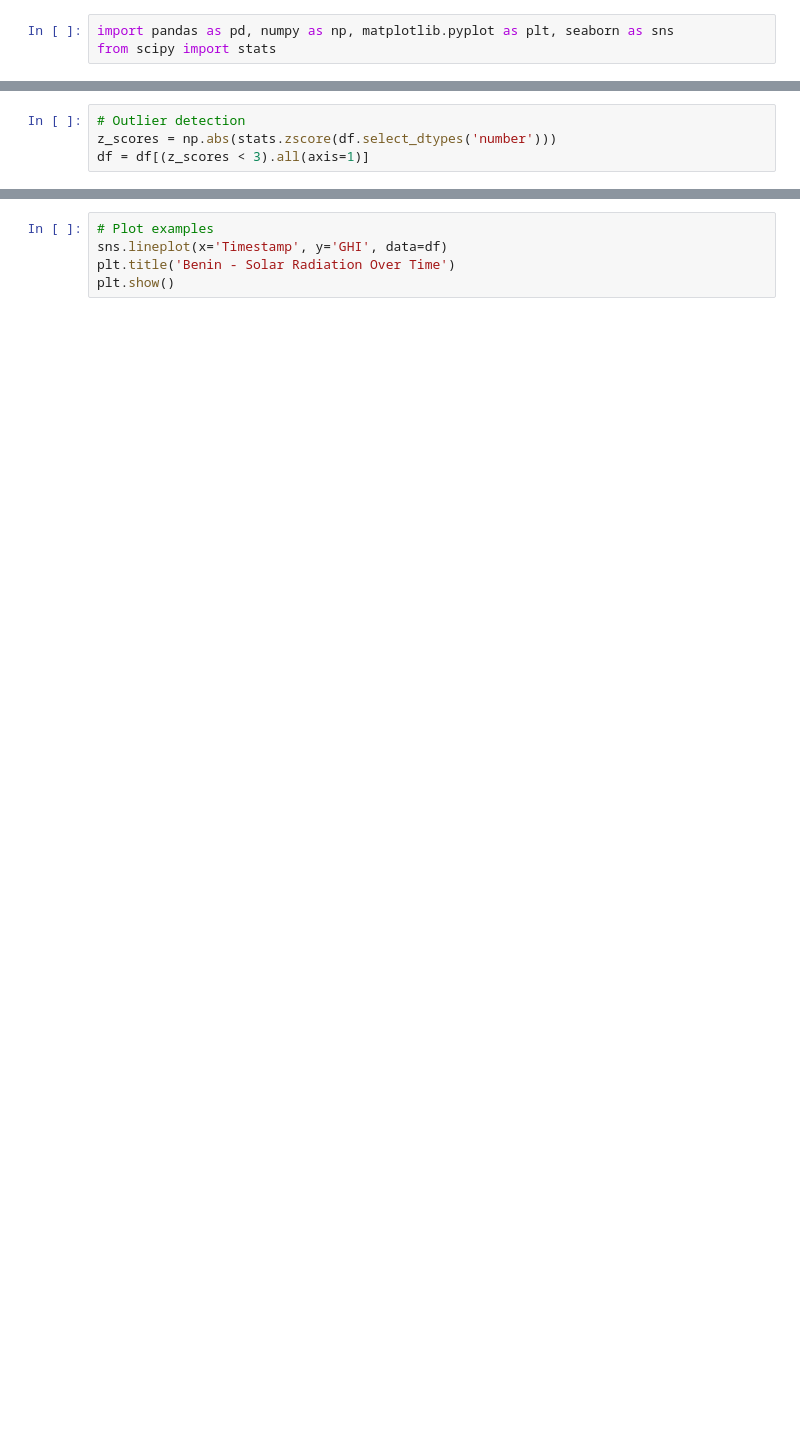
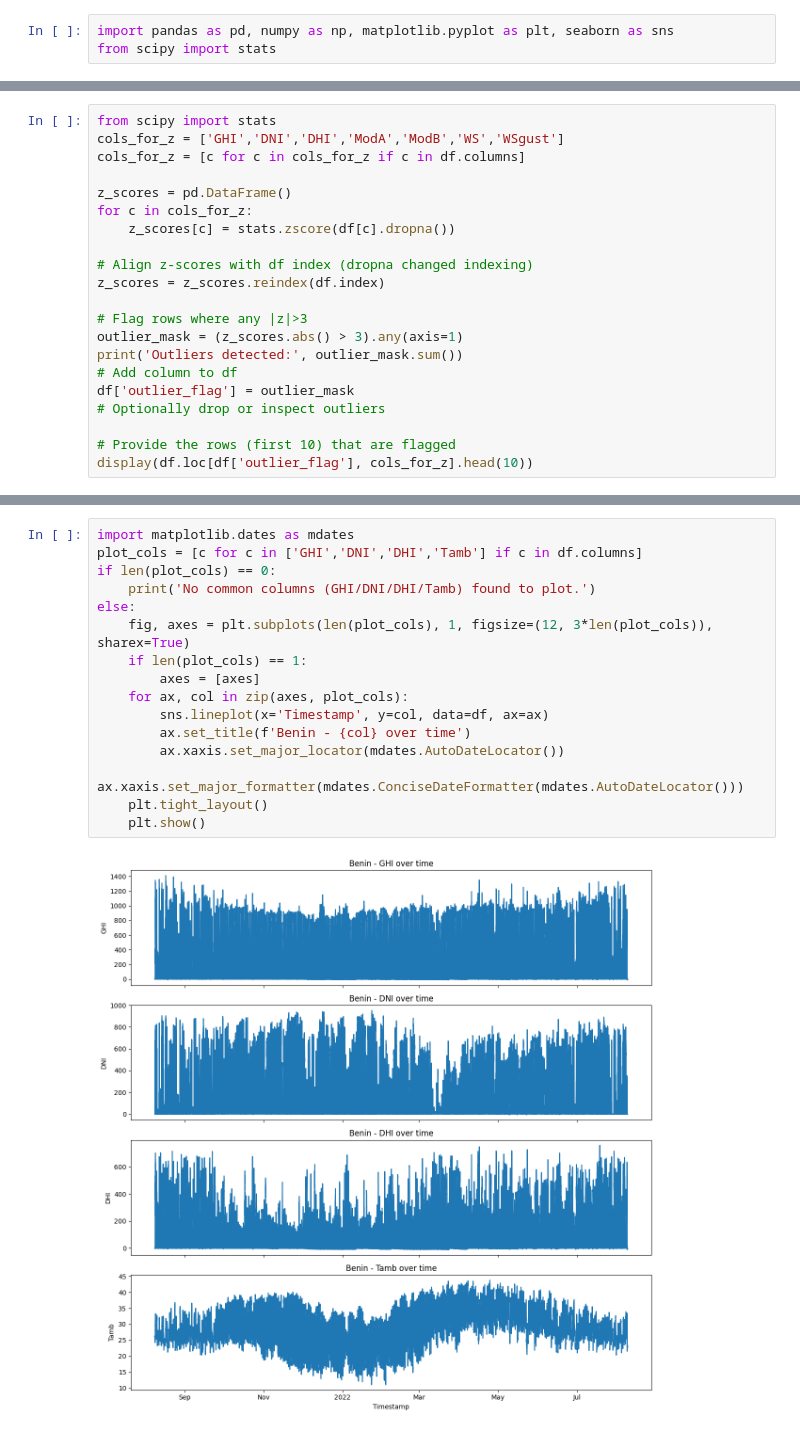
Before and after one commit to rahelabera/solar-challenge-week0, a Jupyter notebook: src/notebooks/benin_eda.ipynb, the cells around one changed output, grey strips where cells are left out. Saved outputs shown, nothing was run; the diff lists cells and outputs as text; blank space fills up the shorter version.

Commit message:
feat: Perform Exploratory Data Analysis (EDA) on Benin

```diff
--- a/src/notebooks/benin_eda.ipynb
+++ b/src/notebooks/benin_eda.ipynb
@@ -13,4 +118,21 @@ df.fillna(df.median(), inplace=True)
 # %%
-# Outlier detection
-z_scores = np.abs(stats.zscore(df.select_dtypes('number')))
-df = df[(z_scores < 3).all(axis=1)]
+from scipy import stats
+cols_for_z = ['GHI','DNI','DHI','ModA','ModB','WS','WSgust']
+cols_for_z = [c for c in cols_for_z if c in df.columns]
+
+z_scores = pd.DataFrame()
+for c in cols_for_z:
+    z_scores[c] = stats.zscore(df[c].dropna())
+
+# Align z-scores with df index (dropna changed indexing)
+z_scores = z_scores.reindex(df.index)
+
+# Flag rows where any |z|>3
+outlier_mask = (z_scores.abs() > 3).any(axis=1)
+print('Outliers detected:', outlier_mask.sum())
+# Add column to df
+df['outlier_flag'] = outlier_mask
+# Optionally drop or inspect outliers
+
+# Provide the rows (first 10) that are flagged
+display(df.loc[df['outlier_flag'], cols_for_z].head(10))
@@ -20,5 +165,18 @@ df.to_csv('data/benin_clean.csv', index=False)
 # %%
-# Plot examples
-sns.lineplot(x='Timestamp', y='GHI', data=df)
-plt.title('Benin - Solar Radiation Over Time')
-plt.show()
+import matplotlib.dates as mdates
+plot_cols = [c for c in ['GHI','DNI','DHI','Tamb'] if c in df.columns]
+if len(plot_cols) == 0:
+    print('No common columns (GHI/DNI/DHI/Tamb) found to plot.')
+else:
+    fig, axes = plt.subplots(len(plot_cols), 1, figsize=(12, 3*len(plot_cols)), sharex=True)
+    if len(plot_cols) == 1:
+        axes = [axes]
+    for ax, col in zip(axes, plot_cols):
+        sns.lineplot(x='Timestamp', y=col, data=df, ax=ax)
+        ax.set_title(f'Benin - {col} over time')
+        ax.xaxis.set_major_locator(mdates.AutoDateLocator())
+        ax.xaxis.set_major_formatter(mdates.ConciseDateFormatter(mdates.AutoDateLocator()))
+    plt.tight_layout()
+    plt.show()
+# %% [output]
+[figure, added]
```
Also changed, not shown: parts of 23 cells of this notebook.
